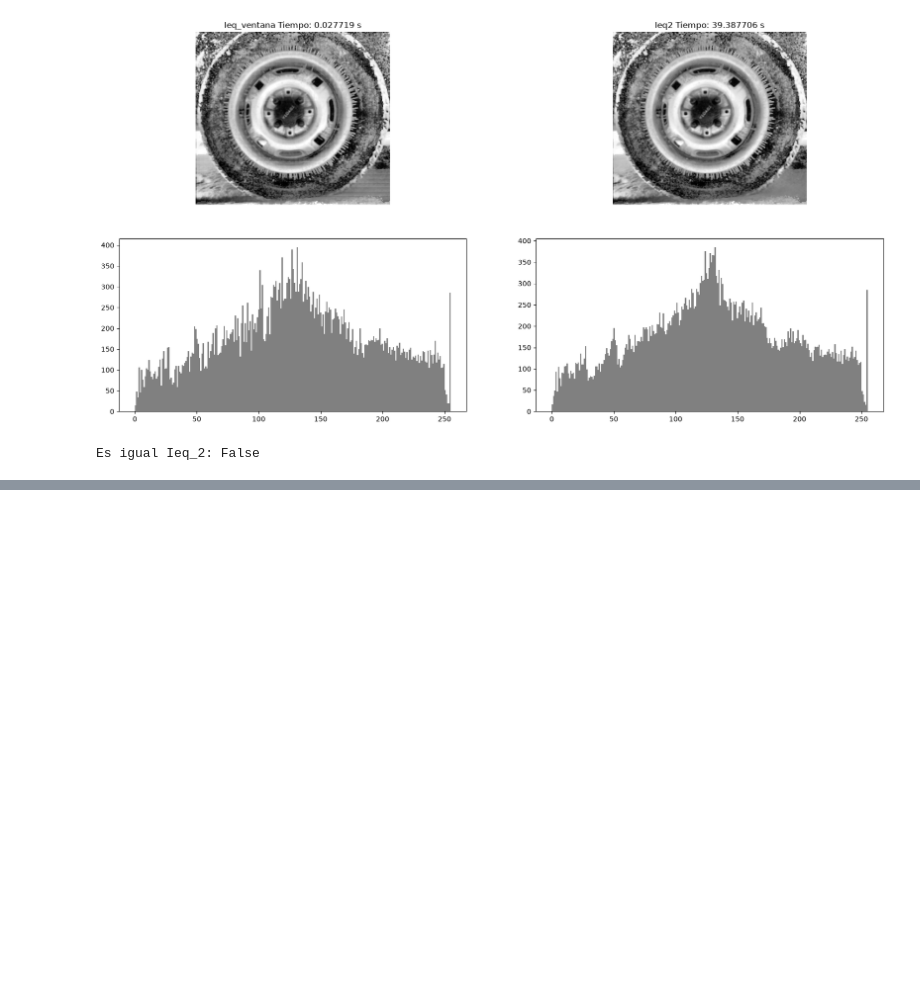
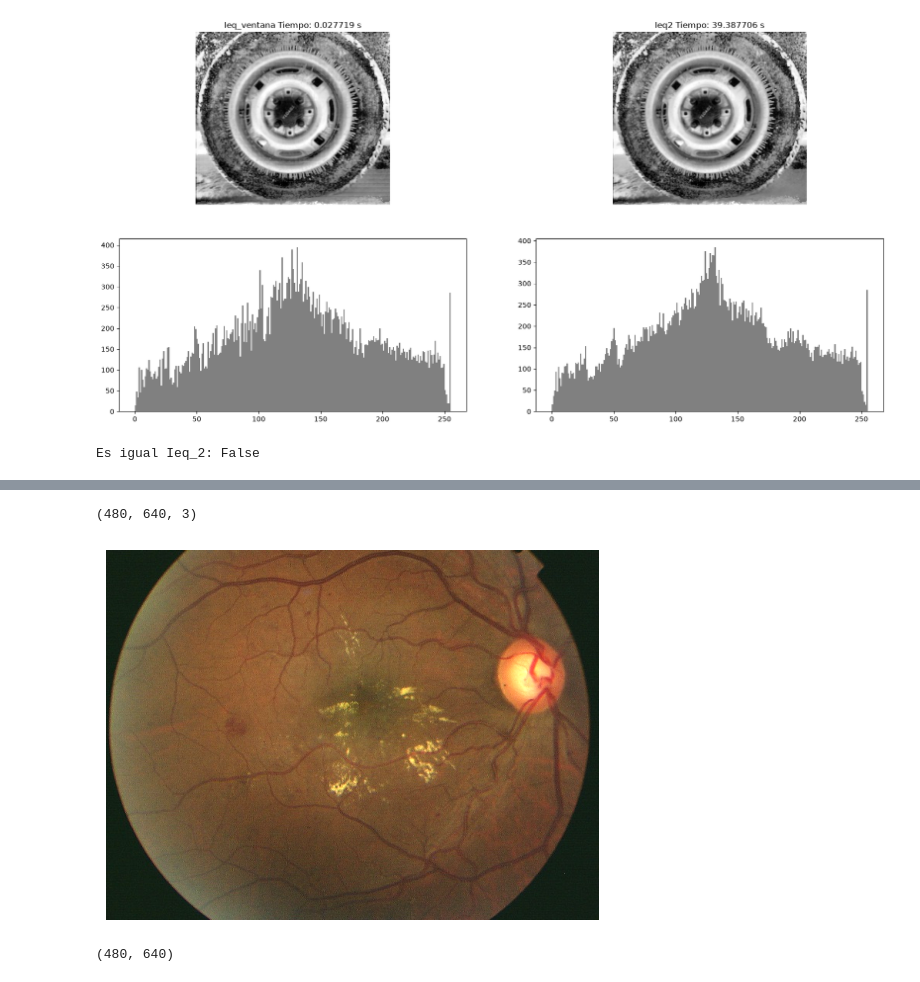
Before and after one commit to rubencq26/Practica4VpC, a Jupyter notebook: practica4.ipynb, the cells around one changed output, grey strips where cells are left out. Drawn from its saved outputs; the diff is of its cells as text; code cells hidden in the pictures; blank space fills up the shorter version.

```diff
--- a/practica4.ipynb
+++ b/practica4.ipynb
@@ -616,0 +636,14 @@ Es igual Ieq_2: False
+# %%
+C1 = cv2.imread("imagenesEntrada/Color1.bmp")
+
+C1 = cv2.cvtColor(C1, cv2.COLOR_BGR2RGB)
+plt.figure()
+plt.imshow(C1)
+plt.axis("off")
+# %% [output]
+(480, 640, 3)
+[figure, added]
+# %%
+print(C1.sum(axis=2).shape)
+# %% [output]
+(480, 640)
```
Also changed, not shown: parts of 2 cells of this notebook.
